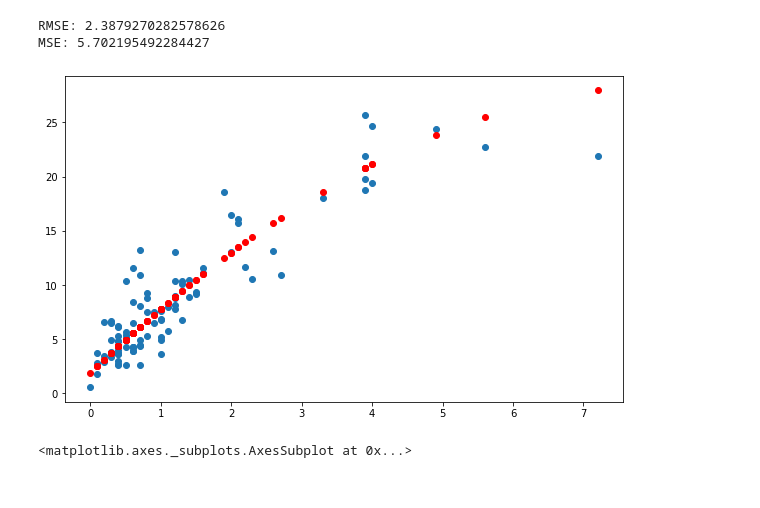
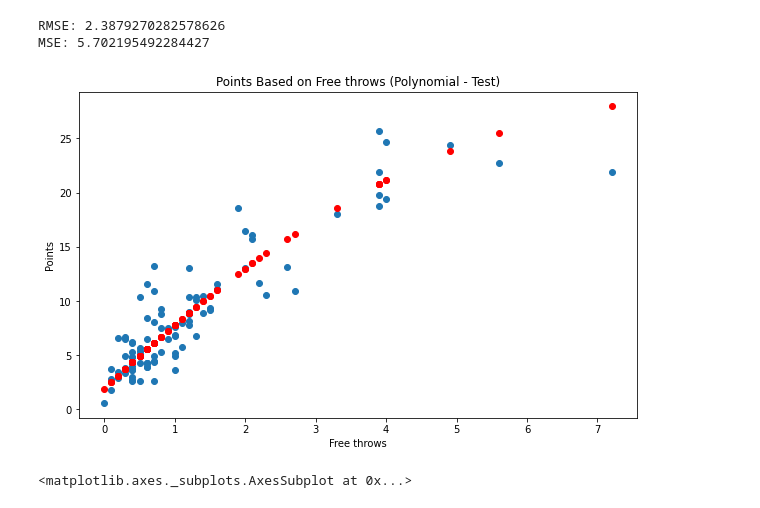
Before and after one commit to MennoCoehoorn/OZNAL, a Jupyter notebook: NBA.ipynb, the cells around one changed output. Drawn from its saved outputs; the diff is of its cells as text; code cells hidden in the pictures.

```diff
--- a/NBA.ipynb
+++ b/NBA.ipynb
@@ -1171,10 +1202,14 @@ MSE: 5.702195492284427
 # %%
 plt.figure(figsize=(10,6))
 plt.scatter(X_test, y_test)
 plt.scatter(X_test, poly_ft_pred, c='red')
+plt.title("Points Based on Free throws (Polynomial - Test)")
+plt.xlabel("Free throws")
+plt.ylabel("Points")
+plt.savefig('ft_poly_points.png')
 plt.show()
 # %% [output]
-[figure, old version]
+[figure, new version]
 # %%
 ax1 = sns.distplot(y_test, hist=False, color="r", label="Actual Value")
 sns.distplot(poly_ft_pred, hist=False, color="b", label="Fitted Values" , ax=ax1)
```
Also changed, not shown: parts of 33 cells of this notebook.
